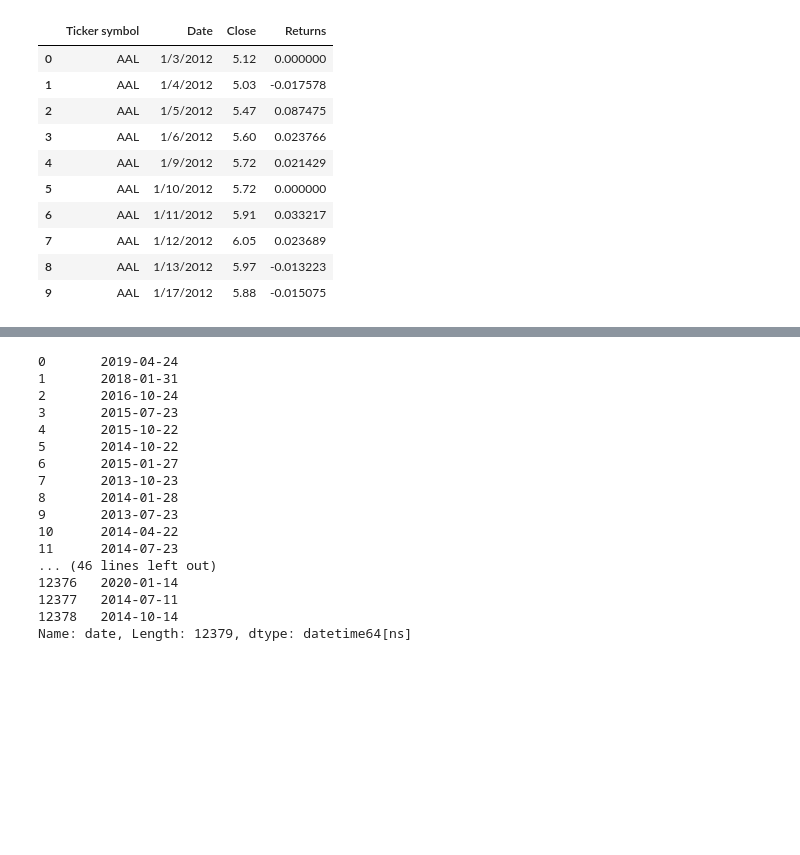
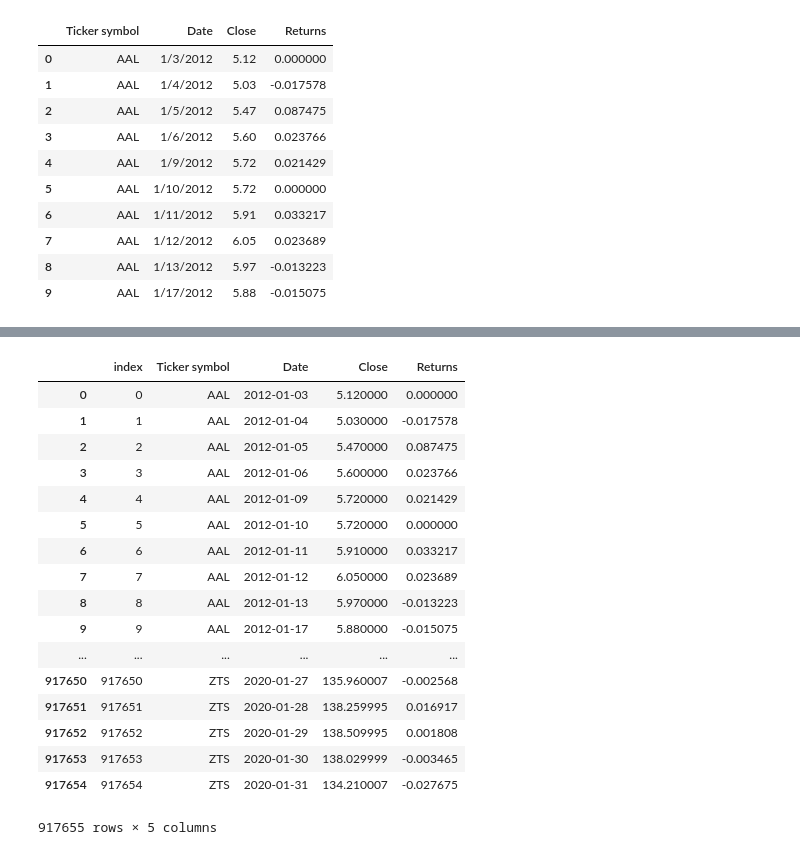
Before and after one commit to KubaWernerowski/rise-of-data, a Jupyter notebook: Sentiment_Analysis.ipynb, the cells around one changed output, grey strips where cells are left out. Cells and saved outputs as stored; diff of their text form; code cells hidden in the pictures; blank space fills up the shorter version.

```diff
--- a/Sentiment_Analysis.ipynb
+++ b/Sentiment_Analysis.ipynb
@@ -267,24 +208,27 @@ new.head()
 # %%
-pd.to_datetime(sentiment['date'])
-pd.to_datetime(stocks['Date'])
+sentiment['date'] = pd.to_datetime(sentiment['date'])
+stocks['Date'] = pd.to_datetime(stocks['Date'])
-# %% [output]
-0       2019-04-24
-1       2018-01-31
-2       2016-10-24
-3       2015-07-23
-4       2015-10-22
-5       2014-10-22
-6       2015-01-27
-7       2013-10-23
-8       2014-01-28
-9       2013-07-23
-10      2014-04-22
-11      2014-07-23
-... (46 lines left out)
-12376   2020-01-14
-12377   2014-07-11
-12378   2014-10-14
-Name: date, Length: 12379, dtype: datetime64[ns]
 # %%
-sentiment_df = sentiment.set_index('date')
-stocks_df = stocks.set_index("Date")
+# sentiment_df = sentiment.set_index('date')
+# # stocks_df = stocks.set_index("Date")
+stocks_df = stocks
+stocks_df.reset_index()
+# %% [output]
+|  | index | Ticker symbol | Date | Close | Returns |
+| 0 | 0 | AAL | 2012-01-03 | 5.120000 | 0.000000 |
+| 1 | 1 | AAL | 2012-01-04 | 5.030000 | -0.017578 |
+| 2 | 2 | AAL | 2012-01-05 | 5.470000 | 0.087475 |
+| 3 | 3 | AAL | 2012-01-06 | 5.600000 | 0.023766 |
+| 4 | 4 | AAL | 2012-01-09 | 5.720000 | 0.021429 |
+| 5 | 5 | AAL | 2012-01-10 | 5.720000 | 0.000000 |
+| 6 | 6 | AAL | 2012-01-11 | 5.910000 | 0.033217 |
+| 7 | 7 | AAL | 2012-01-12 | 6.050000 | 0.023689 |
+| 8 | 8 | AAL | 2012-01-13 | 5.970000 | -0.013223 |
+| 9 | 9 | AAL | 2012-01-17 | 5.880000 | -0.015075 |
+| ... | ... | ... | ... | ... | ... |
+| 917650 | 917650 | ZTS | 2020-01-27 | 135.960007 | -0.002568 |
+| 917651 | 917651 | ZTS | 2020-01-28 | 138.259995 | 0.016917 |
+| 917652 | 917652 | ZTS | 2020-01-29 | 138.509995 | 0.001808 |
+| 917653 | 917653 | ZTS | 2020-01-30 | 138.029999 | -0.003465 |
+| 917654 | 917654 | ZTS | 2020-01-31 | 134.210007 | -0.027675 |
+917655 rows × 5 columns
```
Also changed, not shown: parts of 21 cells of this notebook.
